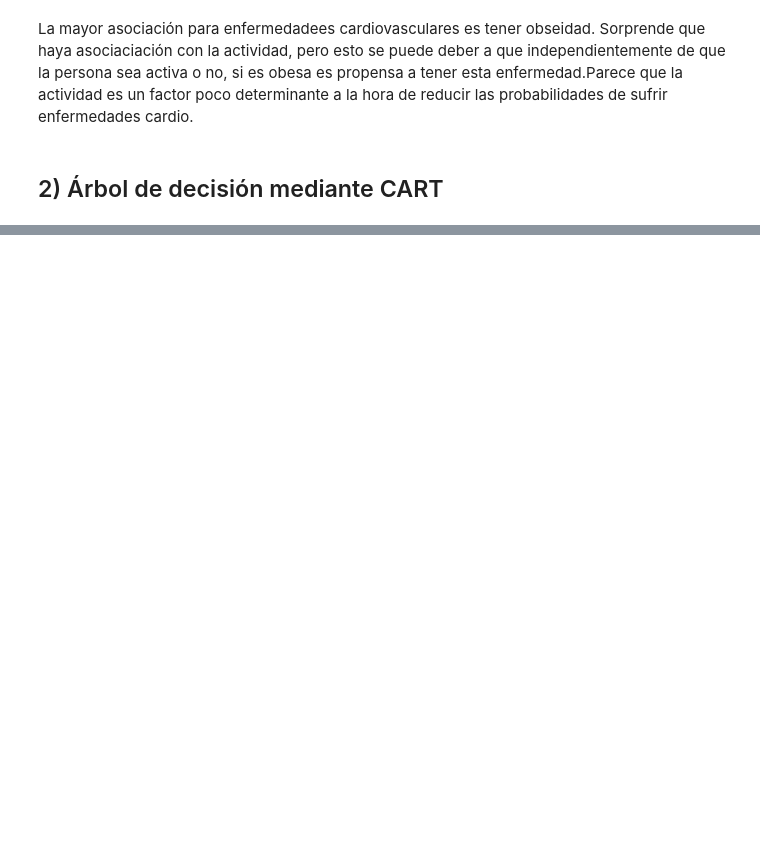
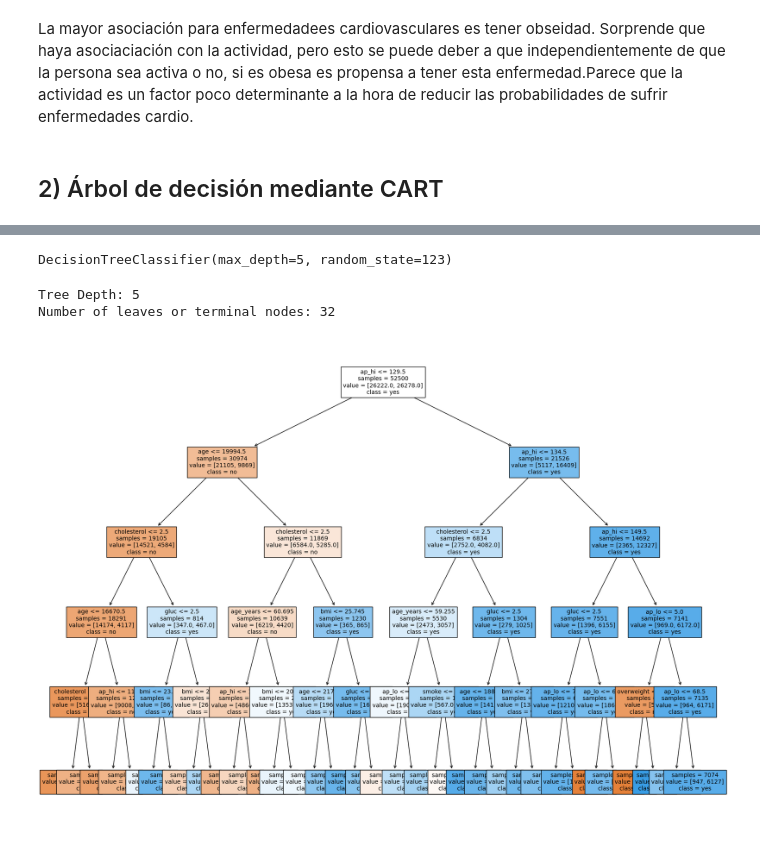
Before and after one commit to ignacionunezG/BI-Cardio-Disease, a Jupyter notebook: Proyecto.ipynb, the cells around one changed output, grey strips where cells are left out. Drawn from its saved outputs; the diff is of its cells as text; code cells hidden in the pictures; blank space fills up the shorter version.

Commit message:
arbbol decision con cart

```diff
--- a/Proyecto.ipynb
+++ b/Proyecto.ipynb
@@ -525,0 +286,3 @@ ValueError: Shape of passed values is (69, 1), indices imply (69, 542)
+# %%
+data_train = raw_data.drop(columns=['gender_string', 'age_group'])
+data_train.head()
@@ -525,0 +297,13 @@ ValueError: Shape of passed values is (69, 1), indices imply (69, 542)
+# %%
+# Configuring train and test datasets
+# ------------------------------------------------------------------------------
+
+X_train, X_test, y_train, y_test = train_test_split(
+                                        data_train.drop(columns = "cardio"),
+                                        data_train['cardio'],
+                                        train_size= 0.75, # by default 0.75 is the amunt of data for training
+                                        random_state = 123
+                                                            )
+# %%
+X_train.info()
+labels=X_train.columns
@@ -525,0 +381,35 @@ ValueError: Shape of passed values is (69, 1), indices imply (69, 542)
+# %%
+# Creating the model with decision tree
+# ------------------------------------------------------------------------------
+model = DecisionTreeClassifier(
+            max_depth         = 5,
+            criterion         = 'gini',
+            random_state      = 123
+          )
+
+# Entrenamiento del modelo
+# ------------------------------------------------------------------------------
+model.fit(X_train, y_train)
+# %% [output]
+DecisionTreeClassifier(max_depth=5, random_state=123)
+# %%
+# Estructura del árbol creado
+# ------------------------------------------------------------------------------
+fig, ax = plt.subplots(figsize=(20, 15))
+
+print(f"Tree Depth: {model.get_depth()}")
+print(f"Number of leaves or terminal nodes: {model.get_n_leaves()}")
+
+plot = plot_tree(
+            decision_tree = model,
+            feature_names = labels.tolist(),
+            class_names   = ['no', 'yes'],
+            filled        = True,
+            impurity      = False,
+            fontsize      = 10,
+            ax            = ax
+       )
+# %% [output]
+Tree Depth: 5
+Number of leaves or terminal nodes: 32
+[figure, added]
```
Also changed, not shown: parts of 38 cells of this notebook.
